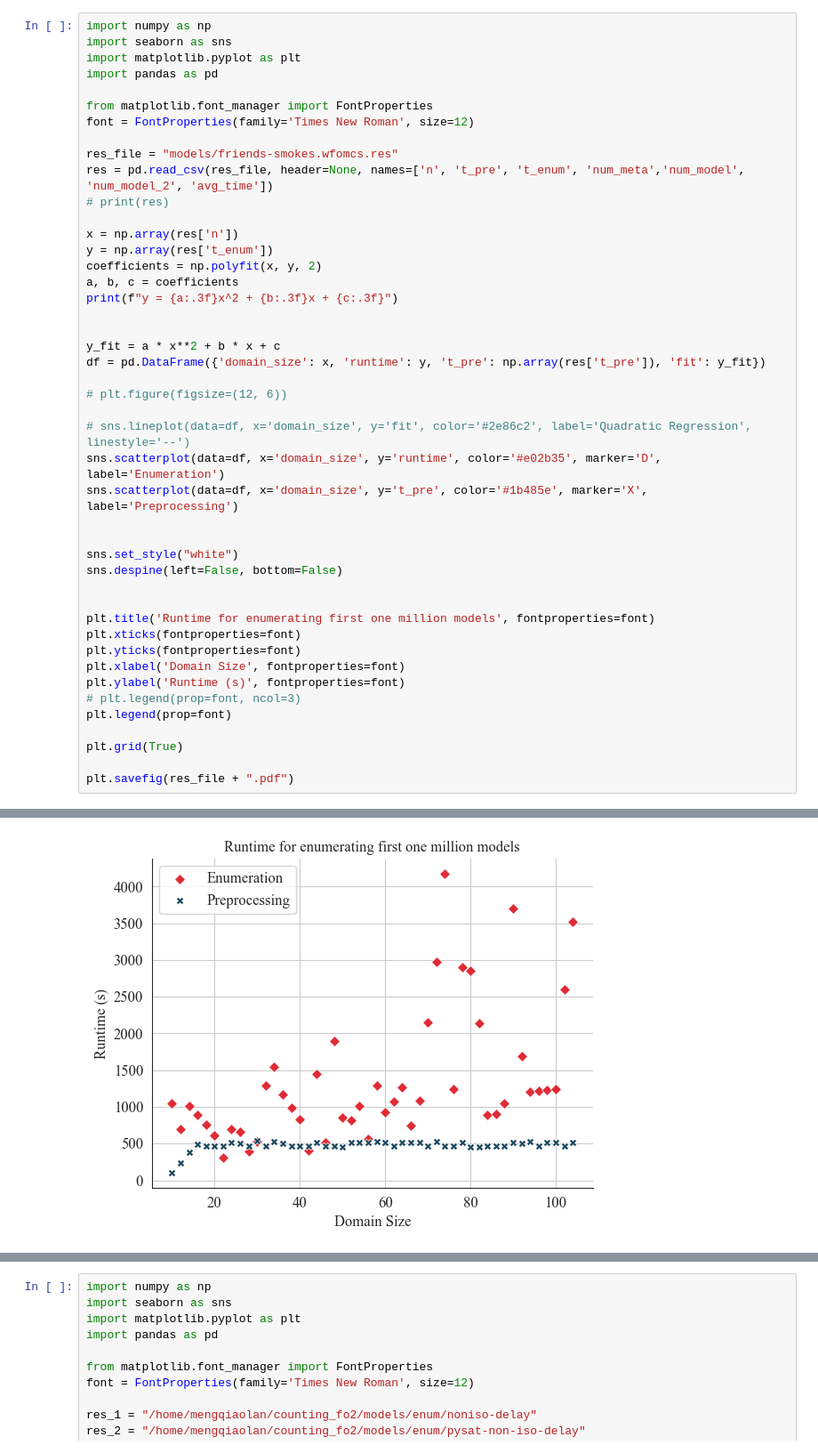
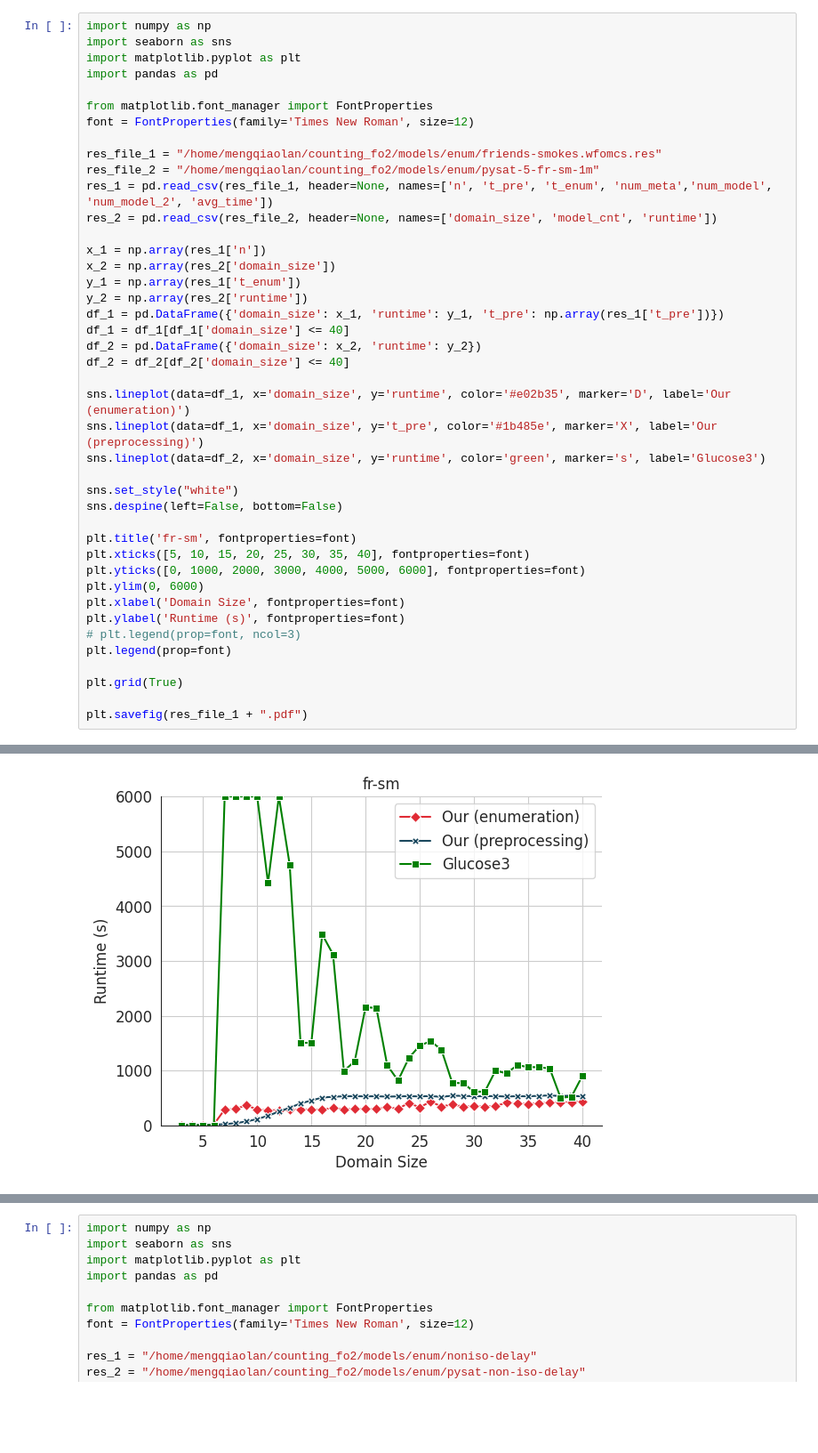
Before and after one commit to MengQiaolan/counting_fo2, a Jupyter notebook: figure.ipynb, the cells around one changed output, grey strips where cells are left out. Shown at 89% size. Drawn from its saved outputs; the diff is of its cells as text; blank space fills up the shorter version.

```diff
--- a/figure.ipynb
+++ b/figure.ipynb
@@ -229,34 +425,31 @@ import pandas as pd
 from matplotlib.font_manager import FontProperties
 font = FontProperties(family='Times New Roman', size=12)
 
-res_file = "models/friends-smokes.wfomcs.res"
-res = pd.read_csv(res_file, header=None, names=['n', 't_pre', 't_enum', 'num_meta','num_model', 'num_model_2', 'avg_time'])
-# print(res)
+res_file_1 = "/home/mengqiaolan/counting_fo2/models/enum/friends-smokes.wfomcs.res"
+res_file_2 = "/home/mengqiaolan/counting_fo2/models/enum/pysat-5-fr-sm-1m"
+res_1 = pd.read_csv(res_file_1, header=None, names=['n', 't_pre', 't_enum', 'num_meta','num_model', 'num_model_2', 'avg_time'])
+res_2 = pd.read_csv(res_file_2, header=None, names=['domain_size', 'model_cnt', 'runtime'])
 
-x = np.array(res['n'])
-y = np.array(res['t_enum'])
-coefficients = np.polyfit(x, y, 2)
-a, b, c = coefficients
-print(f"y = {a:.3f}x^2 + {b:.3f}x + {c:.3f}")
+x_1 = np.array(res_1['n'])
+x_2 = np.array(res_2['domain_size'])
+y_1 = np.array(res_1['t_enum'])
+y_2 = np.array(res_2['runtime'])
+df_1 = pd.DataFrame({'domain_size': x_1, 'runtime': y_1, 't_pre': np.array(res_1['t_pre'])})
+df_1 = df_1[df_1['domain_size'] <= 40]
+df_2 = pd.DataFrame({'domain_size': x_2, 'runtime': y_2})
+df_2 = df_2[df_2['domain_size'] <= 40]
 
-
-y_fit = a * x**2 + b * x + c
-df = pd.DataFrame({'domain_size': x, 'runtime': y, 't_pre': np.array(res['t_pre']), 'fit': y_fit})
-
-# plt.figure(figsize=(12, 6))
-
-# sns.lineplot(data=df, x='domain_size', y='fit', color='#2e86c2', label='Quadratic Regression', linestyle='--')
-sns.scatterplot(data=df, x='domain_size', y='runtime', color='#e02b35', marker='D', label='Enumeration')
-sns.scatterplot(data=df, x='domain_size', y='t_pre', color='#1b485e', marker='X', label='Preprocessing')
-
+sns.lineplot(data=df_1, x='domain_size', y='runtime', color='#e02b35', marker='D', label='Our (enumeration)')
+sns.lineplot(data=df_1, x='domain_size', y='t_pre', color='#1b485e', marker='X', label='Our (preprocessing)')
+sns.lineplot(data=df_2, x='domain_size', y='runtime', color='green', marker='s', label='Glucose3')
 
 sns.set_style("white")
 sns.despine(left=False, bottom=False)
 
-
-plt.title('Runtime for enumerating first one million models', fontproperties=font)
-plt.xticks(fontproperties=font)
-plt.yticks(fontproperties=font)
+plt.title('fr-sm', fontproperties=font)
+plt.xticks([5, 10, 15, 20, 25, 30, 35, 40], fontproperties=font)
+plt.yticks([0, 1000, 2000, 3000, 4000, 5000, 6000], fontproperties=font)
+plt.ylim(0, 6000)
 plt.xlabel('Domain Size', fontproperties=font)
 plt.ylabel('Runtime (s)', fontproperties=font)
 # plt.legend(prop=font, ncol=3)
@@ -264,5 +457,5 @@ plt.legend(prop=font)
 
 plt.grid(True)
 
-plt.savefig(res_file + ".pdf")
+plt.savefig(res_file_1 + ".pdf")
 # %% [output]
@@ -270 +479 @@ y = 0.069x^2 + 9.735x + 523.598
-[figure, old version]
+[figure, new version]
```
Also changed, not shown: parts of 15 cells of this notebook, 58 other files.
